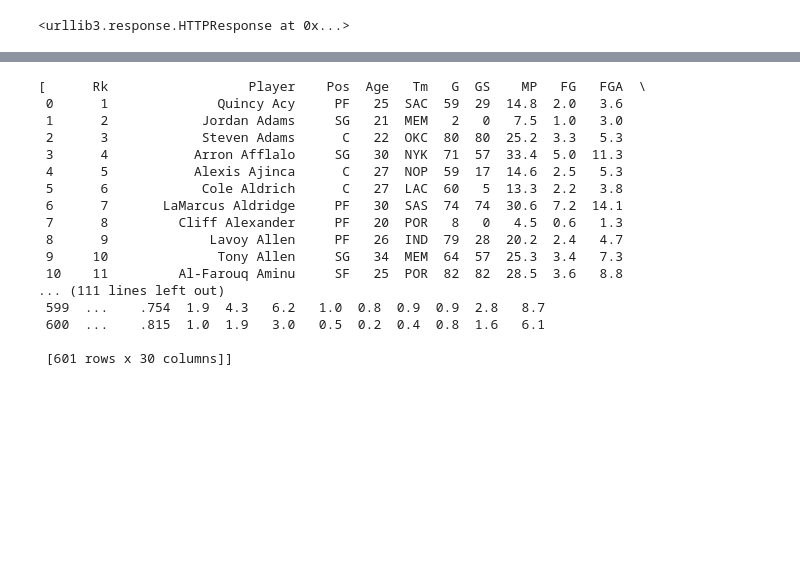
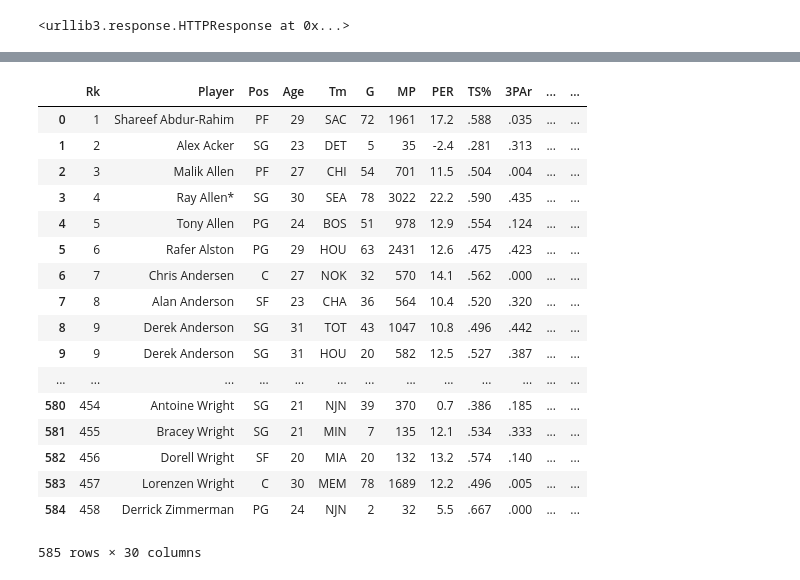
Before and after one commit to dmacUT/nba-final4-projections, a Jupyter notebook: NBAplayerdata.ipynb, the cells around one changed output, grey strips where cells are left out. Saved outputs shown, nothing was run; the diff lists cells and outputs as text; code cells hidden in the pictures; blank space fills up the shorter version.

Commit message:
updating player data

```diff
--- a/NBAplayerdata.ipynb
+++ b/NBAplayerdata.ipynb
@@ -27,20 +23,0 @@ b'\n<!DOCTYPE html>\n<html data-version="klecko-" data-root="/home/bbr/build" it
-# %%
-pd.read_html(str(tables))
-# %% [output]
-[      Rk                  Player    Pos  Age   Tm   G  GS    MP   FG   FGA  \
- 0      1              Quincy Acy     PF   25  SAC  59  29  14.8  2.0   3.6
- 1      2            Jordan Adams     SG   21  MEM   2   0   7.5  1.0   3.0
- 2      3            Steven Adams      C   22  OKC  80  80  25.2  3.3   5.3
- 3      4           Arron Afflalo     SG   30  NYK  71  57  33.4  5.0  11.3
- 4      5           Alexis Ajinca      C   27  NOP  59  17  14.6  2.5   5.3
- 5      6            Cole Aldrich      C   27  LAC  60   5  13.3  2.2   3.8
- 6      7       LaMarcus Aldridge     PF   30  SAS  74  74  30.6  7.2  14.1
- 7      8         Cliff Alexander     PF   20  POR   8   0   4.5  0.6   1.3
- 8      9             Lavoy Allen     PF   26  IND  79  28  20.2  2.4   4.7
- 9     10              Tony Allen     SG   34  MEM  64  57  25.3  3.4   7.3
- 10    11         Al-Farouq Aminu     SF   25  POR  82  82  28.5  3.6   8.8
-... (111 lines left out)
- 599  ...    .754  1.9  4.3   6.2   1.0  0.8  0.9  0.9  2.8   8.7
- 600  ...    .815  1.0  1.9   3.0   0.5  0.2  0.4  0.8  1.6   6.1
-
- [601 rows x 30 columns]]
@@ -46,0 +46,23 @@ pd.read_html(str(tables))
+# %%
+advanced_stats_2006['YR'] = '05-06'
+# %%
+advanced_stats_2006
+# %% [output]
+|  | Rk | Player | Pos | Age | Tm | G | MP | PER | TS% | 3PAr | ... | ... |
+| 0 | 1 | Shareef Abdur-Rahim | PF | 29 | SAC | 72 | 1961 | 17.2 | .588 | .035 | ... | ... |
+| 1 | 2 | Alex Acker | SG | 23 | DET | 5 | 35 | -2.4 | .281 | .313 | ... | ... |
+| 2 | 3 | Malik Allen | PF | 27 | CHI | 54 | 701 | 11.5 | .504 | .004 | ... | ... |
+| 3 | 4 | Ray Allen* | SG | 30 | SEA | 78 | 3022 | 22.2 | .590 | .435 | ... | ... |
+| 4 | 5 | Tony Allen | PG | 24 | BOS | 51 | 978 | 12.9 | .554 | .124 | ... | ... |
+| 5 | 6 | Rafer Alston | PG | 29 | HOU | 63 | 2431 | 12.6 | .475 | .423 | ... | ... |
+| 6 | 7 | Chris Andersen | C | 27 | NOK | 32 | 570 | 14.1 | .562 | .000 | ... | ... |
+| 7 | 8 | Alan Anderson | SF | 23 | CHA | 36 | 564 | 10.4 | .520 | .320 | ... | ... |
+| 8 | 9 | Derek Anderson | SG | 31 | TOT | 43 | 1047 | 10.8 | .496 | .442 | ... | ... |
+| 9 | 9 | Derek Anderson | SG | 31 | HOU | 20 | 582 | 12.5 | .527 | .387 | ... | ... |
+| ... | ... | ... | ... | ... | ... | ... | ... | ... | ... | ... | ... | ... |
+| 580 | 454 | Antoine Wright | SG | 21 | NJN | 39 | 370 | 0.7 | .386 | .185 | ... | ... |
+| 581 | 455 | Bracey Wright | SG | 21 | MIN | 7 | 135 | 12.1 | .534 | .333 | ... | ... |
+| 582 | 456 | Dorell Wright | SF | 20 | MIA | 20 | 132 | 13.2 | .574 | .140 | ... | ... |
+| 583 | 457 | Lorenzen Wright | C | 30 | MEM | 78 | 1689 | 12.2 | .496 | .005 | ... | ... |
+| 584 | 458 | Derrick Zimmerman | PG | 24 | NJN | 2 | 32 | 5.5 | .667 | .000 | ... | ... |
+585 rows × 30 columns
```
Also changed, not shown: parts of 15 cells of this notebook.
